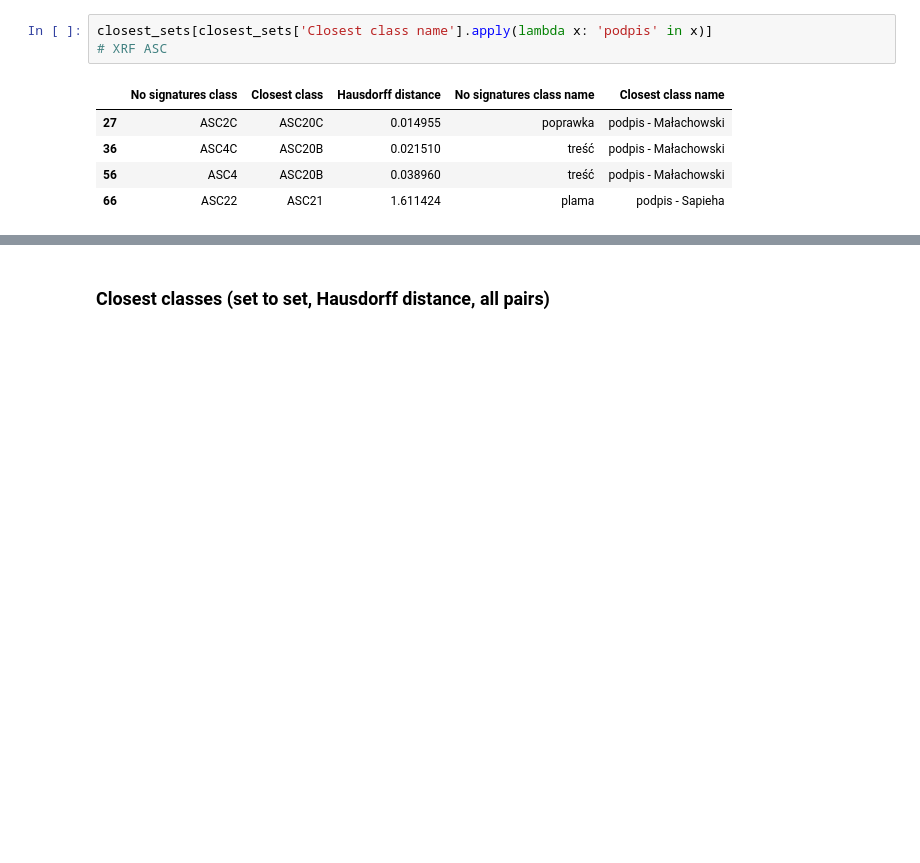
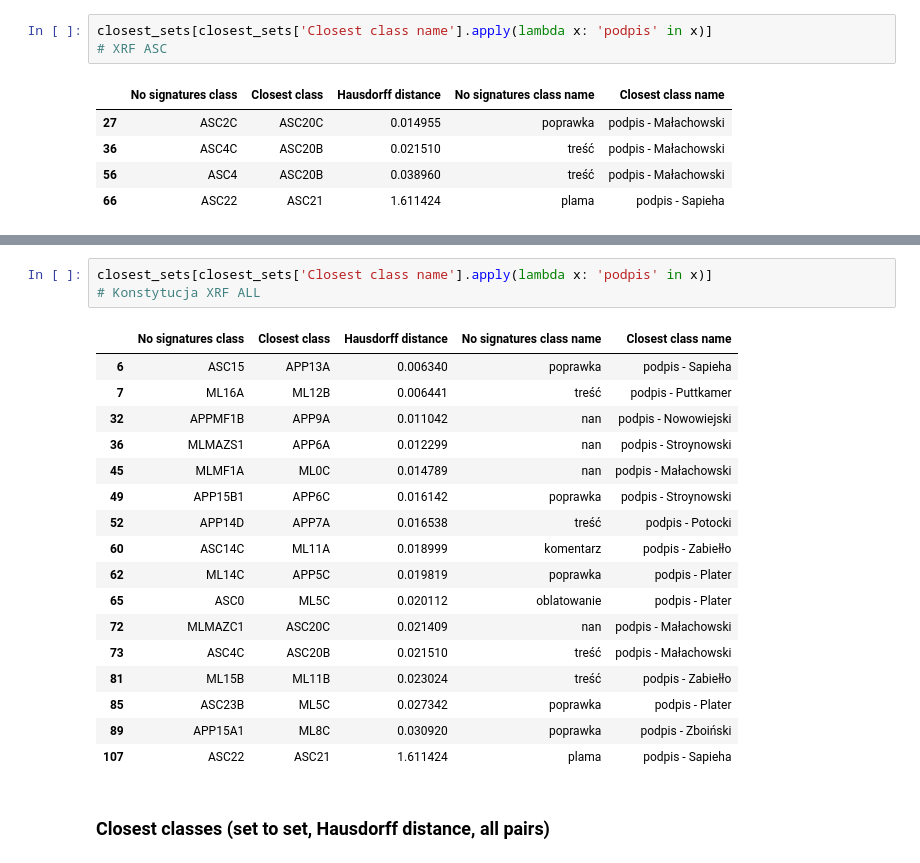
Before and after one commit to BDomzal/inks, a Jupyter notebook: notebooks/Konstytucja_closest_class_assignment.ipynb, the cells around one changed output, grey strips where cells are left out. Drawn from its saved outputs; the diff is of its cells as text; blank space fills up the shorter version.

```diff
--- a/notebooks/Konstytucja_closest_class_assignment.ipynb
+++ b/notebooks/Konstytucja_closest_class_assignment.ipynb
@@ -453,3 +495,24 @@ closest_sets[closest_sets['Closest class name'].apply(lambda x: 'podpis' in x)]
+# %%
+closest_sets[closest_sets['Closest class name'].apply(lambda x: 'podpis' in x)]
+# Konstytucja XRF ALL
+# %% [output]
+|  | No signatures class | Closest class | Hausdorff distance | No signatures class name | Closest class name |
+| 6 | ASC15 | APP13A | 0.006340 | poprawka | podpis - Sapieha |
+| 7 | ML16A | ML12B | 0.006441 | treść | podpis - Puttkamer |
+| 32 | APPMF1B | APP9A | 0.011042 | nan | podpis - Nowowiejski |
+| 36 | MLMAZS1 | APP6A | 0.012299 | nan | podpis - Stroynowski |
+| 45 | MLMF1A | ML0C | 0.014789 | nan | podpis - Małachowski |
+| 49 | APP15B1 | APP6C | 0.016142 | poprawka | podpis - Stroynowski |
+| 52 | APP14D | APP7A | 0.016538 | treść | podpis - Potocki |
+| 60 | ASC14C | ML11A | 0.018999 | komentarz | podpis - Zabiełło |
+| 62 | ML14C | APP5C | 0.019819 | poprawka | podpis - Plater |
+| 65 | ASC0 | ML5C | 0.020112 | oblatowanie | podpis - Plater |
+| 72 | MLMAZC1 | ASC20C | 0.021409 | nan | podpis - Małachowski |
+| 73 | ASC4C | ASC20B | 0.021510 | treść | podpis - Małachowski |
+| 81 | ML15B | ML11B | 0.023024 | treść | podpis - Zabiełło |
+| 85 | ASC23B | ML5C | 0.027342 | poprawka | podpis - Plater |
+| 89 | APP15A1 | ML8C | 0.030920 | poprawka | podpis - Zboiński |
+| 107 | ASC22 | ASC21 | 1.611424 | plama | podpis - Sapieha |
 # %% [markdown]
 ### Closest classes (set to set, Hausdorff distance, all pairs)
 # %%
```
Also changed, not shown: parts of 6 cells of this notebook, 1 other file.
